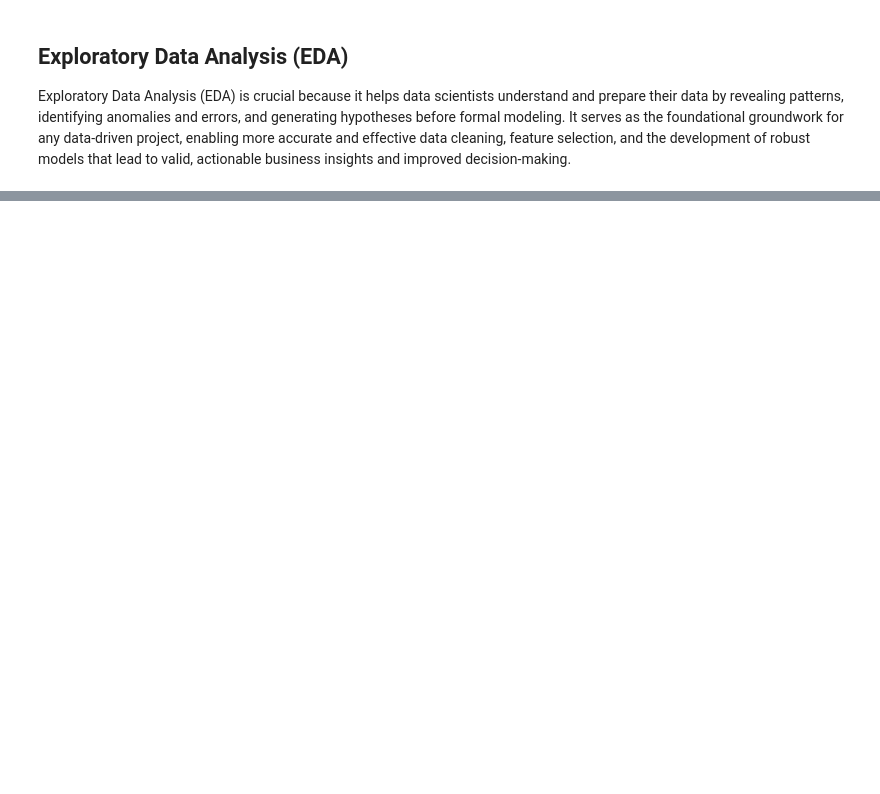
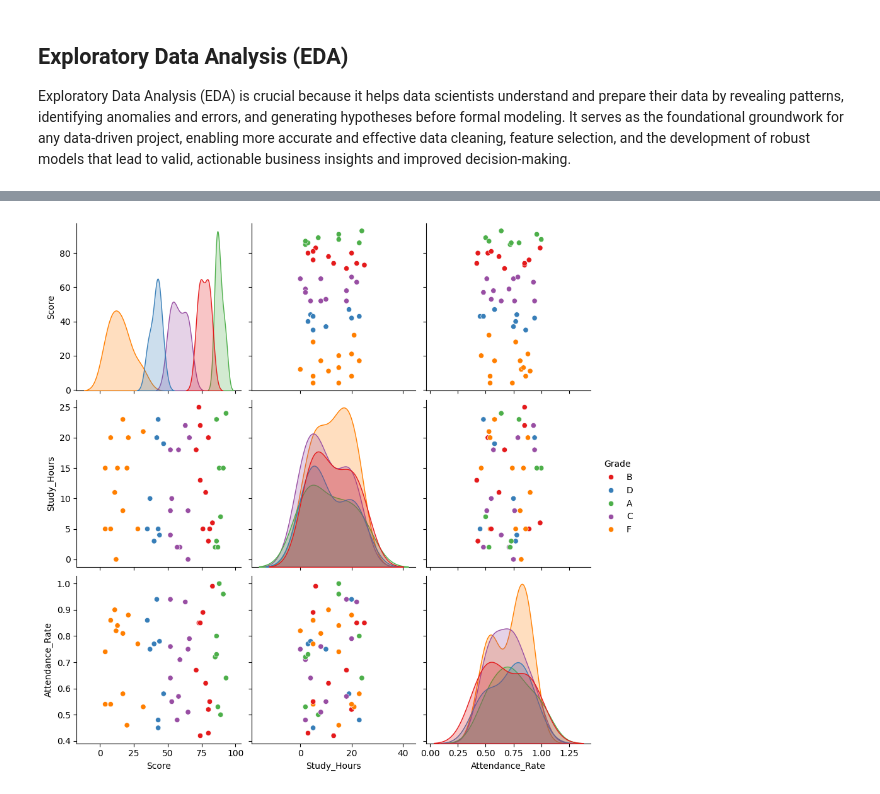
Before and after one commit to swpyaehmuehtet/MachineLearning, a Jupyter notebook: SupervisedLearning/StudentGradePrediction_Supervised.ipynb, the cells around one changed output, grey strips where cells are left out. Saved outputs shown, nothing was run; the diff lists cells and outputs as text; code cells hidden in the pictures; blank space fills up the shorter version.

```diff
--- a/SupervisedLearning/StudentGradePrediction_Supervised.ipynb
+++ b/SupervisedLearning/StudentGradePrediction_Supervised.ipynb
@@ -152,0 +168,4 @@ Exploratory Data Analysis (EDA) is crucial because it helps data scientists unde
+# %%
+sb.pairplot(df,hue='Grade',palette='Set1',height=3);
+# %% [output]
+[figure, added]
```
Also changed, not shown: parts of 8 cells of this notebook.
